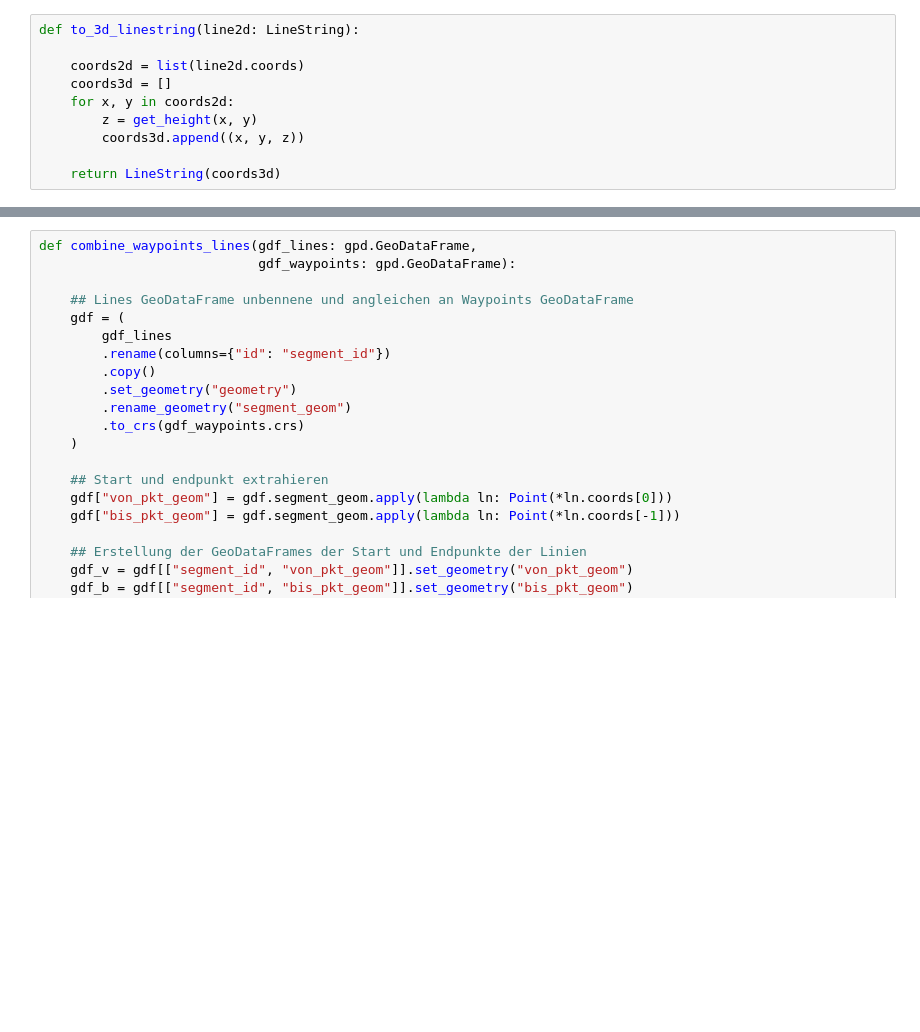
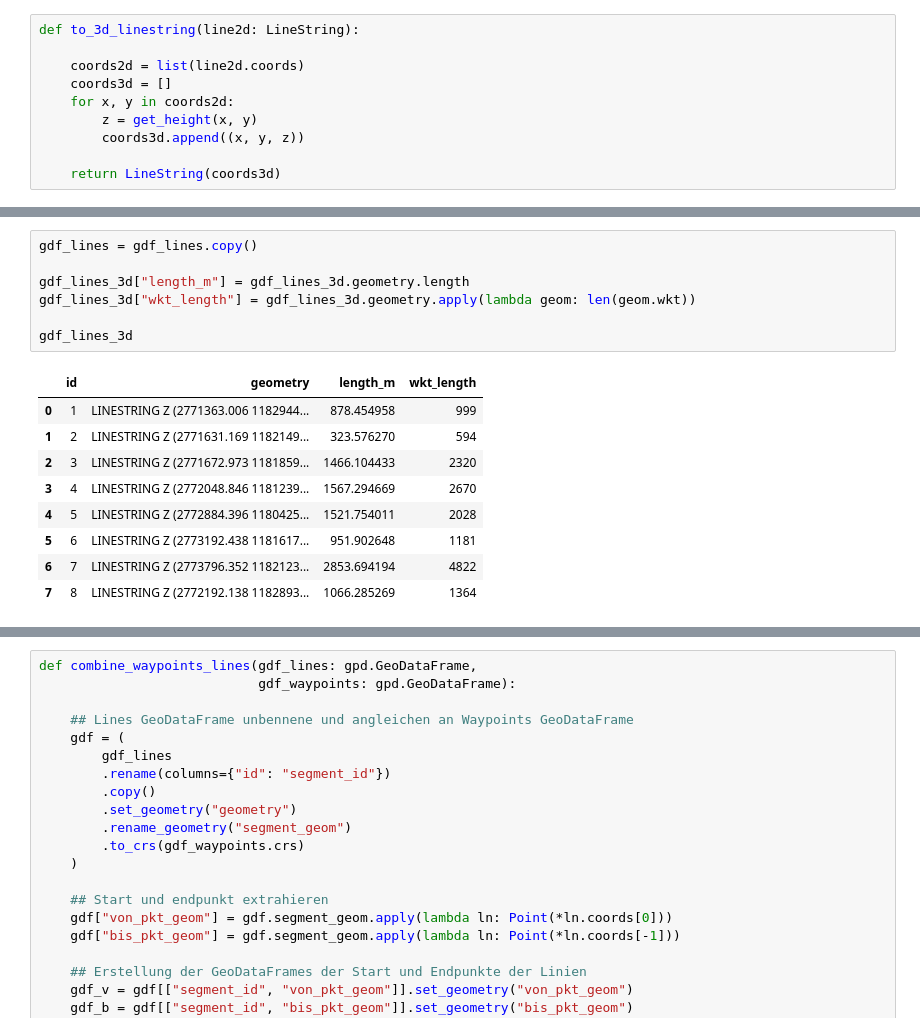
Before and after one commit to rbo-xyz/GrSchmetterling_Hackathon, a Jupyter notebook: testing/parser_web.ipynb, the cells around one changed output, grey strips where cells are left out. Drawn from its saved outputs; the diff is of its cells as text; blank space fills up the shorter version.

```diff
--- a/testing/parser_web.ipynb
+++ b/testing/parser_web.ipynb
@@ -114,0 +172,17 @@ gdf_lines_3d
+# %%
+gdf_lines = gdf_lines.copy()
+
+gdf_lines_3d["length_m"] = gdf_lines_3d.geometry.length
+gdf_lines_3d["wkt_length"] = gdf_lines_3d.geometry.apply(lambda geom: len(geom.wkt))
+
+gdf_lines_3d
+# %% [output]
+|  | id | geometry | length_m | wkt_length |
+| 0 | 1 | LINESTRING Z (2771363.006 1182944... | 878.454958 | 999 |
+| 1 | 2 | LINESTRING Z (2771631.169 1182149... | 323.576270 | 594 |
+| 2 | 3 | LINESTRING Z (2771672.973 1181859... | 1466.104433 | 2320 |
+| 3 | 4 | LINESTRING Z (2772048.846 1181239... | 1567.294669 | 2670 |
+| 4 | 5 | LINESTRING Z (2772884.396 1180425... | 1521.754011 | 2028 |
+| 5 | 6 | LINESTRING Z (2773192.438 1181617... | 951.902648 | 1181 |
+| 6 | 7 | LINESTRING Z (2773796.352 1182123... | 2853.694194 | 4822 |
+| 7 | 8 | LINESTRING Z (2772192.138 1182893... | 1066.285269 | 1364 |
```
Also changed, not shown: parts of 9 cells of this notebook, 2 other files.
